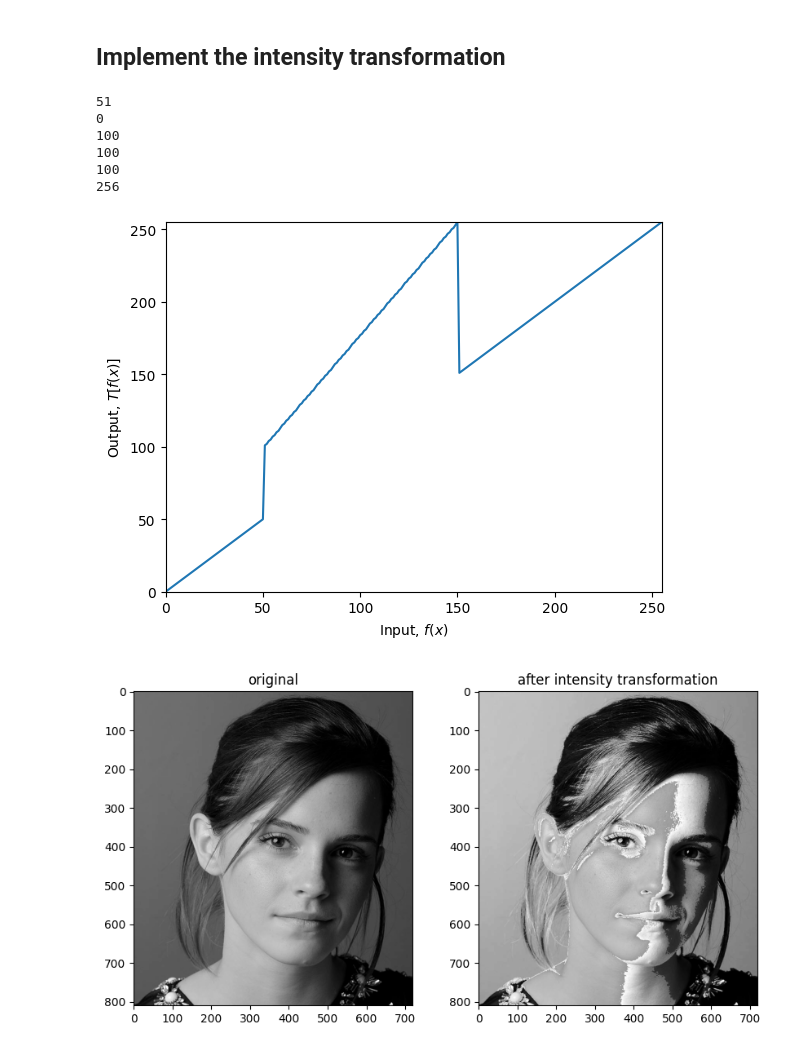
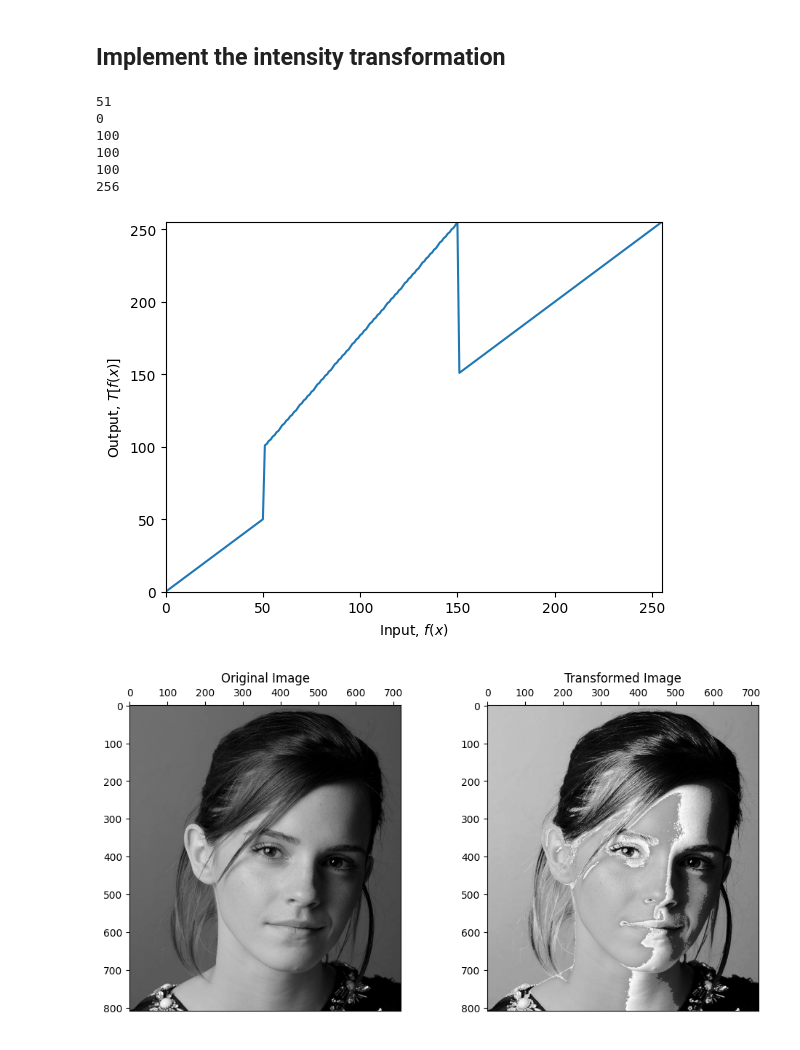
Before and after one commit to Kopithan/Point-Operations-and-Spatial-Filtering, a Jupyter notebook: vision_assignment_1.ipynb, the cells around one changed output. Cells and saved outputs as stored; diff of their text form; code cells hidden in the pictures.

```diff
--- a/vision_assignment_1.ipynb
+++ b/vision_assignment_1.ipynb
@@ -23,33 +23,44 @@ transform = np.concatenate((transform, t5), axis=0).astype('uint8')
 print(len(transform))
 
 plt.plot(transform)
 plt.xlabel('Input, $f(x)$')
 plt.ylabel('Output, $T[f(x)]$')
 plt.xlim(0,255)
 plt.ylim(0,255)
 # plt.grid(color='black', linestyle='-', linewidth=1)
 plt.savefig('transform.png')
 plt.show()
 
 img_orig = cv.imread(r"C:\Users\samko\Downloads\a1images\emma.jpg", cv.IMREAD_GRAYSCALE)
 image_transformed = cv.LUT(img_orig, transform)
 
 plt.figure(figsize=(10, 5))
+
+
 plt.subplot(1, 2, 1)
-plt.title("original")
+ax = plt.gca()
+ax.xaxis.set_ticks_position('top')
+
+plt.title("Original Image")
 plt.imshow(img_orig, cmap='gray')
 
+
 plt.subplot(1, 2, 2)
-plt.title("after intensity transformation")
+ax = plt.gca()  # Get current axes
+ax.xaxis.set_ticks_position('top')
+
+plt.title("Transformed Image")
 plt.imshow(image_transformed, cmap='gray')
 
+
+plt.tight_layout()
 plt.show()
 # %% [output]
 51
 0
 100
 100
 100
 256
 [figure]
-[figure, old version]
+[figure, new version]
```
